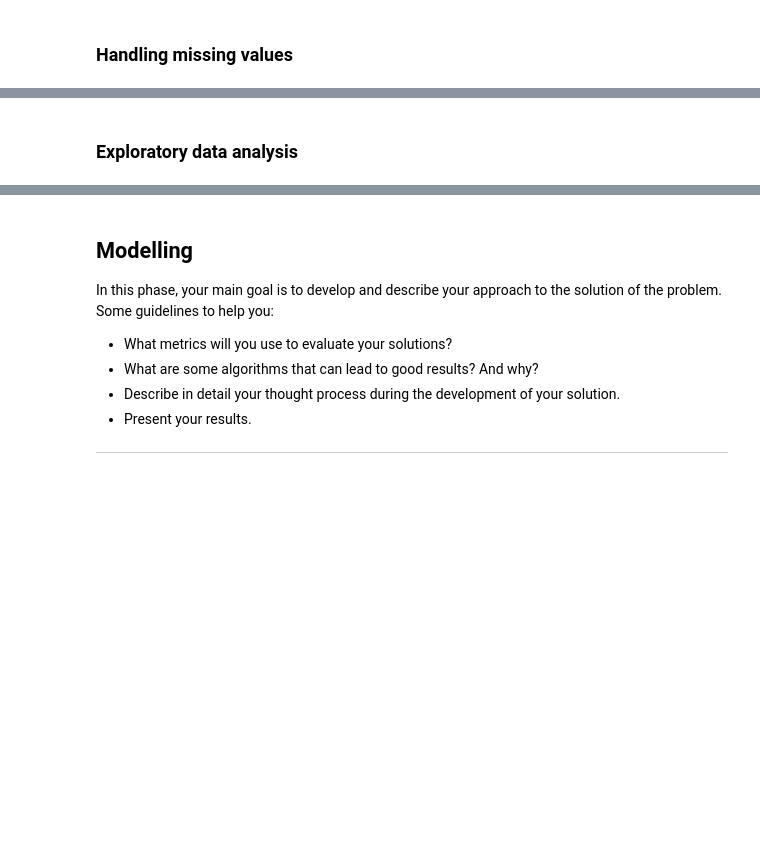
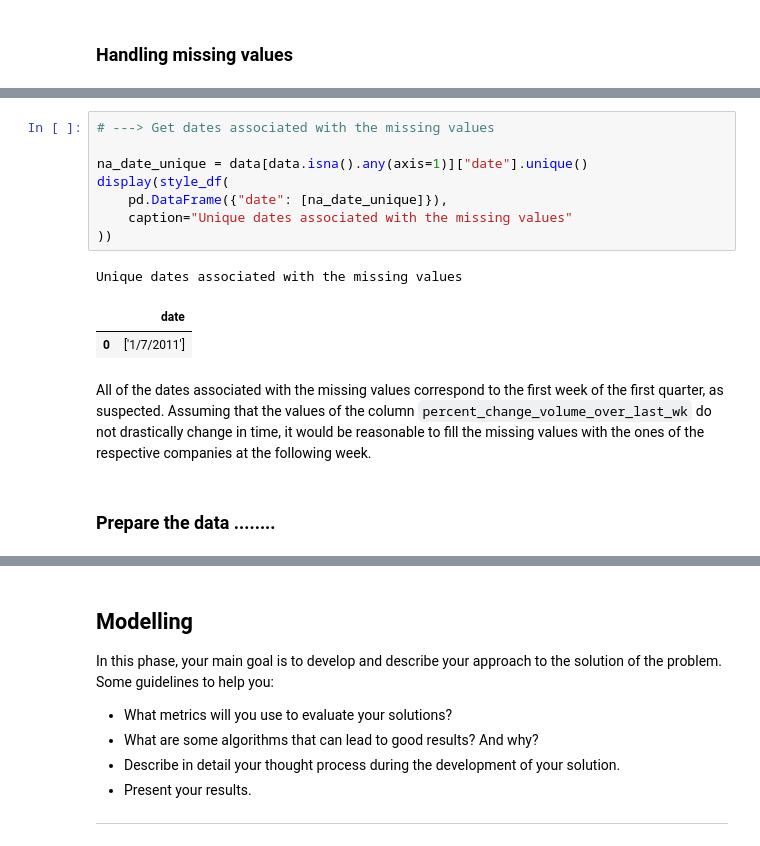
Before and after one commit to eliocpereira95/DSU-Recruitment-Challenges, a Jupyter notebook: submission.ipynb, the cells around one changed output, grey strips where cells are left out. Saved outputs shown, nothing was run; the diff lists cells and outputs as text; blank space fills up the shorter version.

```diff
--- a/submission.ipynb
+++ b/submission.ipynb
@@ -181,2 +290,16 @@ The total number of features is $12$. And the number of targets is $1$.
+# %%
+# ---> Get dates associated with the missing values
+
+na_date_unique = data[data.isna().any(axis=1)]["date"].unique()
+display(style_df(
+    pd.DataFrame({"date": [na_date_unique]}),
+    caption="Unique dates associated with the missing values"
+))
+# %% [output]
+Unique dates associated with the missing values
+|  | date |
+| 0 | ['1/7/2011'] |
+# %% [markdown]
+All of the dates associated with the missing values correspond to the first week of the first quarter, as suspected. Assuming that the values of the column `percent_change_volume_over_last_wk` do not drastically change in time, it would be reasonable to fill the missing values with the ones of the respective companies at the following week.
 # %% [markdown]
-### Exploratory data analysis
+### Prepare the data ........
```
Also changed, not shown: parts of 14 cells of this notebook.
